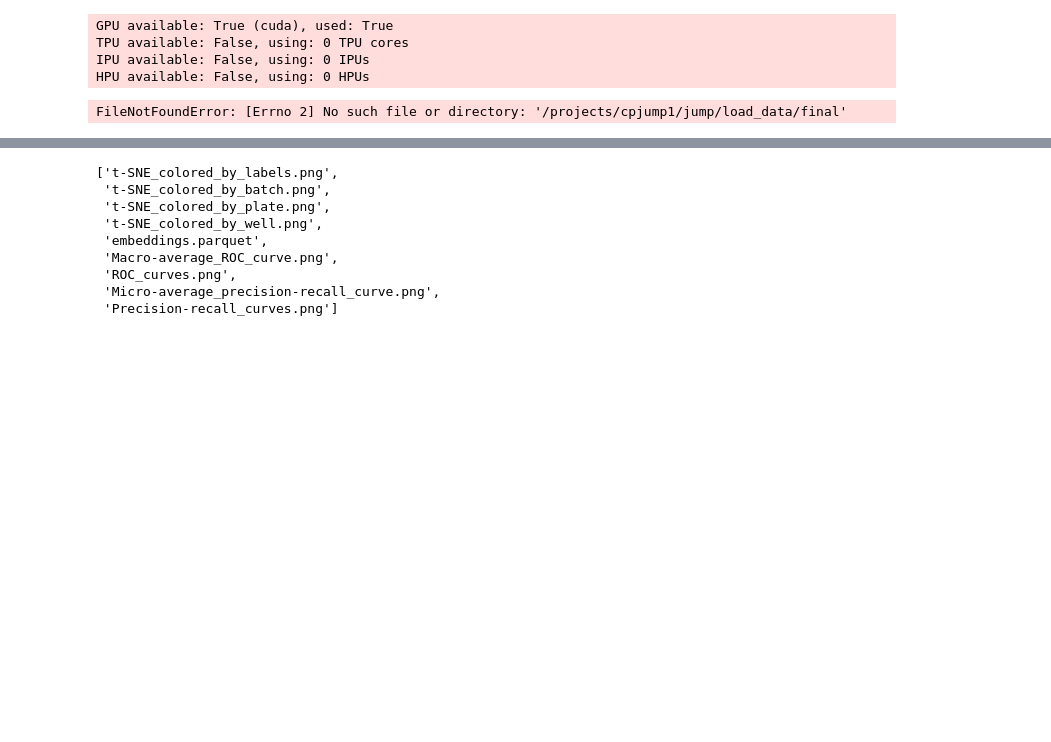
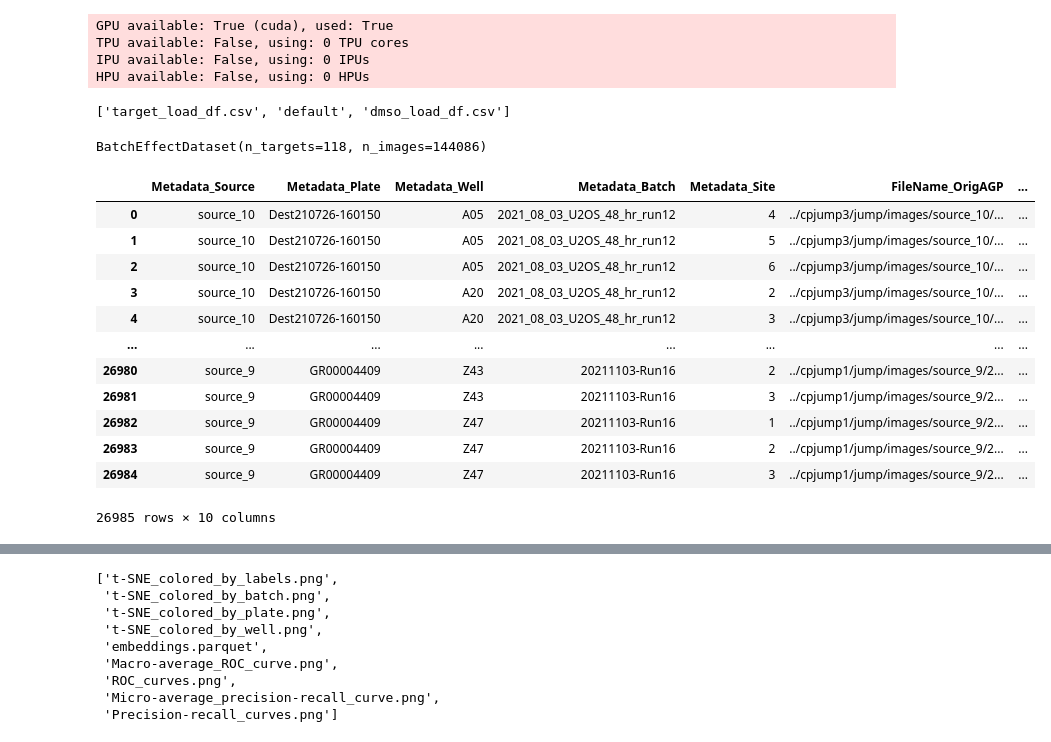
Before and after one commit to gwatkinson/jump_models, a Jupyter notebook: notebooks/2.4-gw-batch-effect-eval.ipynb, the cells around one changed output, grey strips where cells are left out. Cells and saved outputs as stored; diff of their text form; code cells hidden in the pictures; blank space fills up the shorter version.

Commit message:
Add dmso normalisation

```diff
--- a/notebooks/2.4-gw-batch-effect-eval.ipynb
+++ b/notebooks/2.4-gw-batch-effect-eval.ipynb
@@ -655,6 +655,8 @@ dm = TotalBatchEffectDataModule(
     batch_size=4,
     transform=SimpleTransform(size=512),
     data_root_dir="../",
+    metadata_path="../cpjump1/jump/metadata",
+    load_data_path="../cpjump1/jump/load_data",
 )
 # %%
 image_encoder = CNNEncoder("resnet18")
@@ -685,5 +687,7 @@ evaluator = BatchEffectEvaluator(
 )
 # %%
 dm.prepare_data()
-# %% [output]
-FileNotFoundError: [Errno 2] No such file or directory: '/projects/cpjump1/jump/load_data/final'
+# %%
+os.listdir("../cpjump1/jump/models/eval/batch_effect/splits/")
+# %% [output]
+['target_load_df.csv', 'default', 'dmso_load_df.csv']
@@ -689,0 +696,20 @@ FileNotFoundError: [Errno 2] No such file or directory: '/projects/cpjump1/jump/
+# %%
+dm.predict_dataset
+# %% [output]
+BatchEffectDataset(n_targets=118, n_images=144086)
+# %%
+dm.dmso_dataset.target_load_df
+# %% [output]
+|  | Metadata_Source | Metadata_Plate | Metadata_Well | Metadata_Batch | Metadata_Site | FileName_OrigAGP | ... |
+| 0 | source_10 | Dest210726-160150 | A05 | 2021_08_03_U2OS_48_hr_run12 | 4 | ../cpjump3/jump/images/source_10/... | ... |
+| 1 | source_10 | Dest210726-160150 | A05 | 2021_08_03_U2OS_48_hr_run12 | 5 | ../cpjump3/jump/images/source_10/... | ... |
+| 2 | source_10 | Dest210726-160150 | A05 | 2021_08_03_U2OS_48_hr_run12 | 6 | ../cpjump3/jump/images/source_10/... | ... |
+| 3 | source_10 | Dest210726-160150 | A20 | 2021_08_03_U2OS_48_hr_run12 | 2 | ../cpjump3/jump/images/source_10/... | ... |
+| 4 | source_10 | Dest210726-160150 | A20 | 2021_08_03_U2OS_48_hr_run12 | 3 | ../cpjump3/jump/images/source_10/... | ... |
+| ... | ... | ... | ... | ... | ... | ... | ... |
+| 26980 | source_9 | GR00004409 | Z43 | 20211103-Run16 | 2 | ../cpjump1/jump/images/source_9/2... | ... |
+| 26981 | source_9 | GR00004409 | Z43 | 20211103-Run16 | 3 | ../cpjump1/jump/images/source_9/2... | ... |
+| 26982 | source_9 | GR00004409 | Z47 | 20211103-Run16 | 1 | ../cpjump1/jump/images/source_9/2... | ... |
+| 26983 | source_9 | GR00004409 | Z47 | 20211103-Run16 | 2 | ../cpjump1/jump/images/source_9/2... | ... |
+| 26984 | source_9 | GR00004409 | Z47 | 20211103-Run16 | 3 | ../cpjump1/jump/images/source_9/2... | ... |
+26985 rows × 10 columns
```
Also changed, not shown: parts of 6 cells of this notebook, 2 other files.
